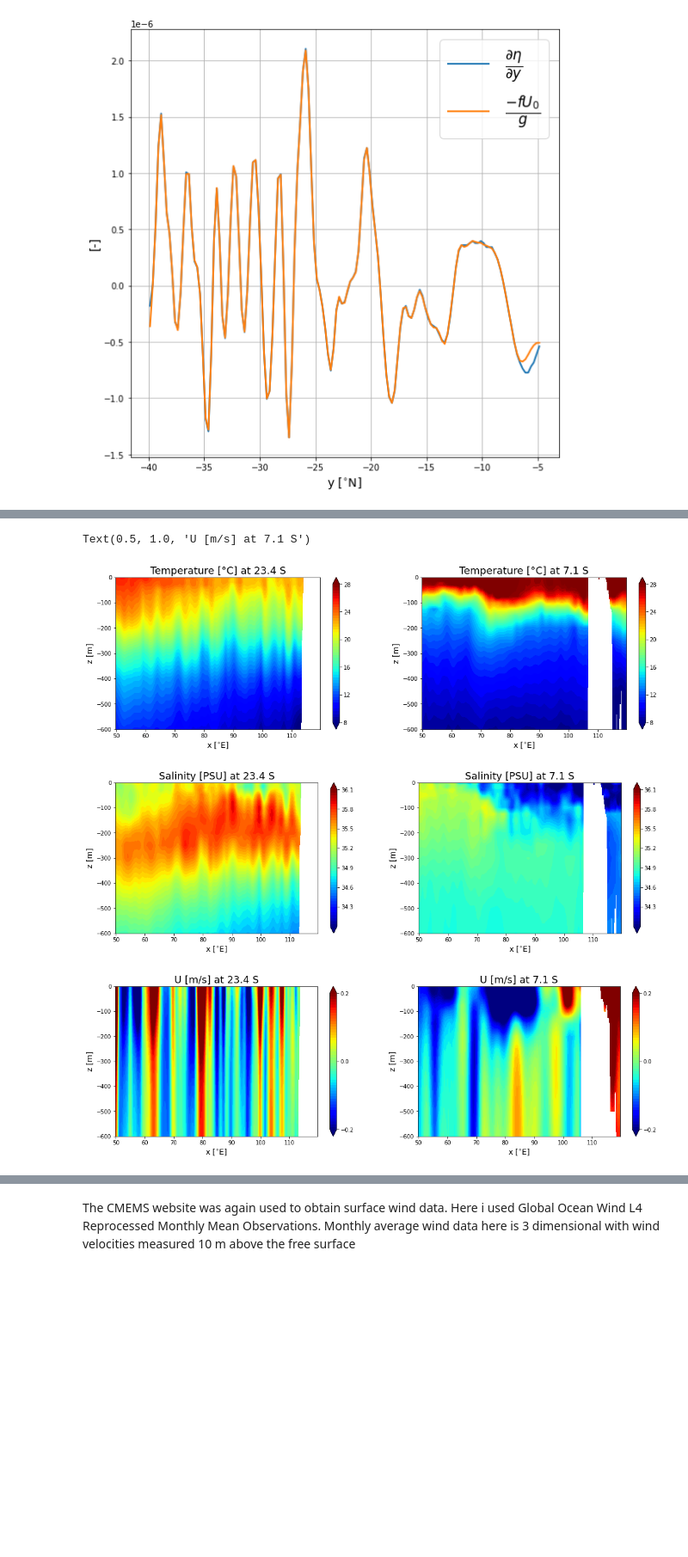
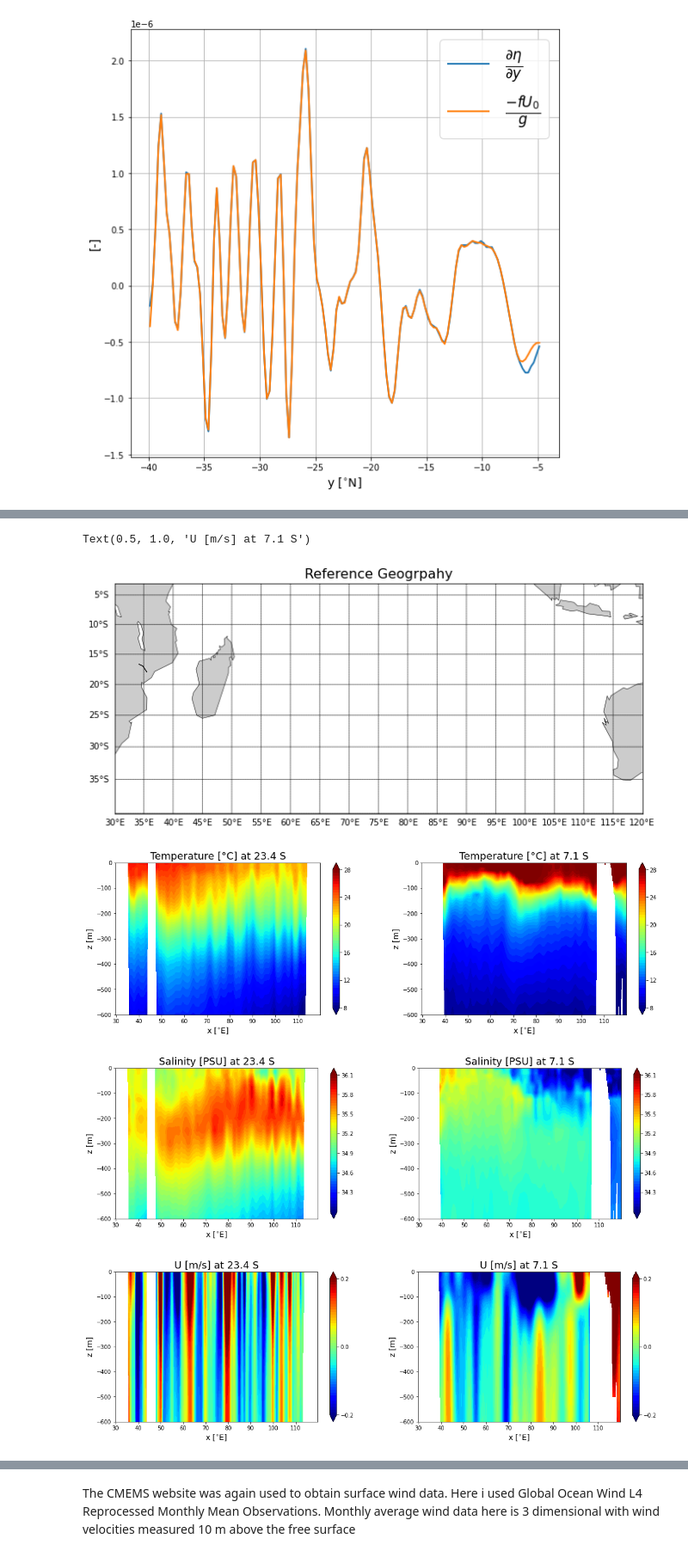
Before and after one commit to sakshamg94/CEE262I_OceanCirculation, a Jupyter notebook: final_project_II.ipynb, the cells around one changed output, grey strips where cells are left out. Shown at 86% size. Cells and saved outputs as stored; diff of their text form; code cells hidden in the pictures; blank space fills up the shorter version.

```diff
--- a/final_project_II.ipynb
+++ b/final_project_II.ipynb
@@ -185,12 +208,23 @@ plt.show()
 # %%
 lat1id = 66 #23.4degS tropic of Capricorn
 lat2id = -10 # 15deg S (7 S)
-lonStartId = 80
-lonEndID = 360
+lonStartId = 0
+lonEndID = -1
 lonIO = base_ds['longitude'][lonStartId:lonEndID].values
 zmaxid = 15
 zIO = -depth_base[:zmaxid].values
 
+##
+plt.figure(figsize=(18,5))
+m = Basemap(projection='mill',
+            llcrnrlat=lat_min, urcrnrlat=lat_max+2,
+            llcrnrlon=lon_min, urcrnrlon=lon_max,
+            resolution='c')
+m.fillcontinents()
+m.drawcoastlines(linewidth=0.5)
+m.drawparallels(np.arange(-90.,91,5.), labels=[1,0,0,0])
+m.drawmeridians(np.arange(-180.,181,5.), labels=[0,0,0,1])
+plt.title("Reference Geogrpahy", fontsize=16)
 ##-------------------------------------------------------##
 temp1 = base_ds['to'][idg, :zmaxid, lat1id, lonStartId:lonEndID].values.T
 temp2 = base_ds['to'][idg, :zmaxid, lat2id, lonStartId:lonEndID].values.T
@@ -223,33 +257,34 @@ plt.ylabel('z [m]', fontsize=14)
 plt.title('Salinity [PSU] at {0:.1f} S'.format(-lat_ds[lat1id]), fontsize=18)
 
 plt.subplot(1,2,2)
 plt.contourf(lonIO, zIO, sal2.T, lev_S, cmap='jet', extend='both')
 plt.colorbar(ticks=[34.3, 34.6, 34.9, 35.2, 35.5, 35.8, 36.1])
 plt.xlabel('x [$^{\circ}$E]', fontsize=14)
 plt.ylabel('z [m]', fontsize=14)
 plt.title('Salinity [PSU] at {0:.1f} S'.format(-lat_ds[lat2id]), fontsize=18)
 
 
 ##-------------------------------------------------------##
 ug1 = base_ds['ugo'][idg, :zmaxid, lat1id, lonStartId:lonEndID].values.T
 ug2 = base_ds['ugo'][idg, :zmaxid, lat2id, lonStartId:lonEndID].values.T
 lev_U = np.linspace(-0.2,0.2,50)
 plt.figure(figsize=(18,5))
 plt.subplot(1,2,1)
 plt.contourf(lonIO, zIO, ug1.T, lev_U, cmap='jet', extend='both')
 plt.colorbar(ticks=[-0.2, 0, 0.2])
 plt.xlabel('x [$^{\circ}$E]', fontsize=14)
 plt.ylabel('z [m]', fontsize=14)
 plt.title('U [m/s] at {0:.1f} S'.format(-lat_ds[lat1id]), fontsize=18)
 
 plt.subplot(1,2,2)
 plt.contourf(lonIO, zIO, ug2.T, lev_U, cmap='jet', extend='both')
 plt.colorbar(ticks=[-0.2, 0, 0.2])
 plt.xlabel('x [$^{\circ}$E]', fontsize=14)
 plt.ylabel('z [m]', fontsize=14)
 plt.title('U [m/s] at {0:.1f} S'.format(-lat_ds[lat2id]), fontsize=18)
 # %% [output]
 Text(0.5, 1.0, 'U [m/s] at 7.1 S')
-[figure, old version]
+[figure, new version]
-[figure, old version]
+[figure, new version]
-[figure, old version]
+[figure, new version]
+[figure, added]
```
Also changed, not shown: parts of 27 cells of this notebook.
